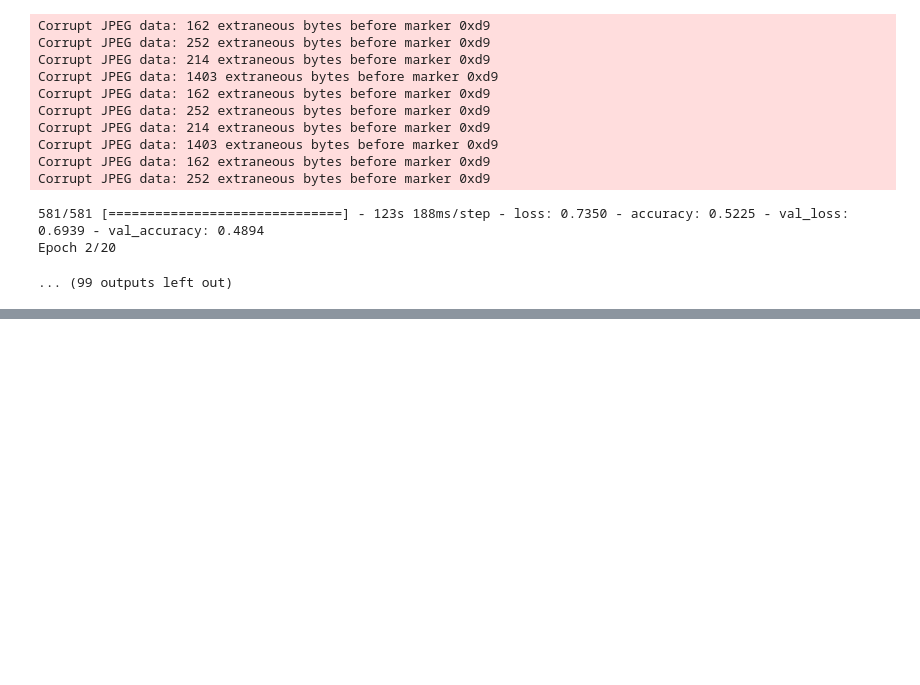
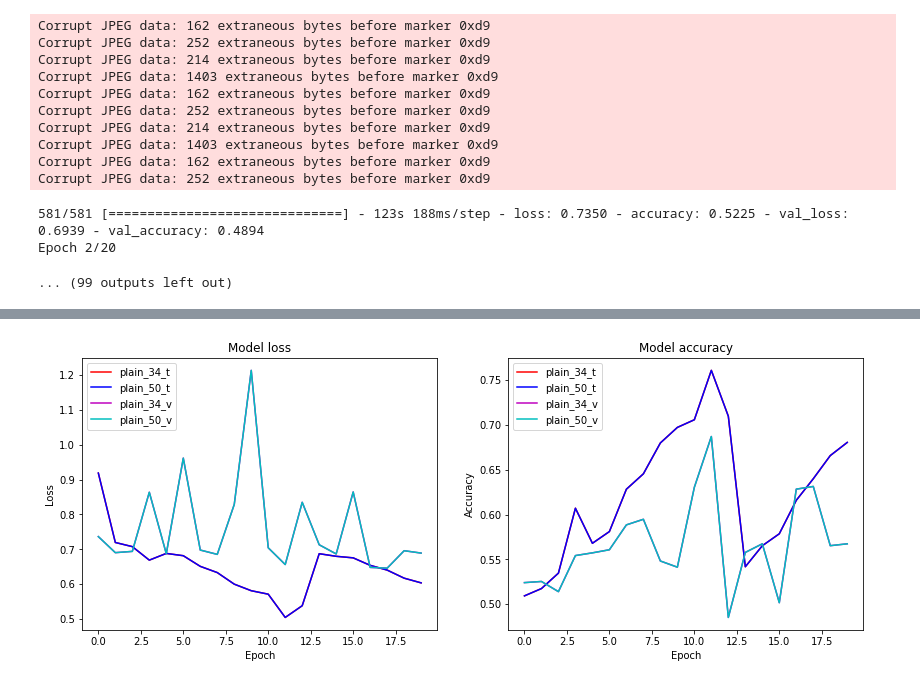
Before and after one commit to yengerche/AIFFEL_quest_rs, a Jupyter notebook: GoingDeeper/GD01/GD01.ipynb, the cells around one changed output, grey strips where cells are left out. Drawn from its saved outputs; the diff is of its cells as text; code cells hidden in the pictures; blank space fills up the shorter version.

```diff
--- a/GoingDeeper/GD01/GD01.ipynb
+++ b/GoingDeeper/GD01/GD01.ipynb
@@ -449,0 +504,25 @@ with open('history/history_plain_34.json', 'w') as f:
+# %%
+plt.figure(figsize=(14, 5))
+
+plt.subplot(121)
+plt.plot(history_plain_34['loss'], 'r')
+plt.plot(history_plain_50['loss'], 'b')
+plt.plot(history_plain_34['val_loss'], 'm')
+plt.plot(history_plain_50['val_loss'], 'c')
+plt.title('Model loss')
+plt.ylabel('Loss')
+plt.xlabel('Epoch')
+plt.legend(['plain_34_t', 'plain_50_t', 'plain_34_v', 'plain_50_v'], loc='upper left')
+
+plt.subplot(122)
+plt.plot(history_plain_34['accuracy'], 'r')
+plt.plot(history_plain_50['accuracy'], 'b')
+plt.plot(history_plain_34['val_accuracy'], 'm')
+plt.plot(history_plain_50['val_accuracy'], 'c')
+plt.title('Model accuracy')
+plt.ylabel('Accuracy')
+plt.xlabel('Epoch')
+plt.legend(['plain_34_t', 'plain_50_t', 'plain_34_v', 'plain_50_v'], loc='upper left')
+plt.show()
+# %% [output]
+[figure, added]
```
Also changed, not shown: parts of 15 cells of this notebook.
